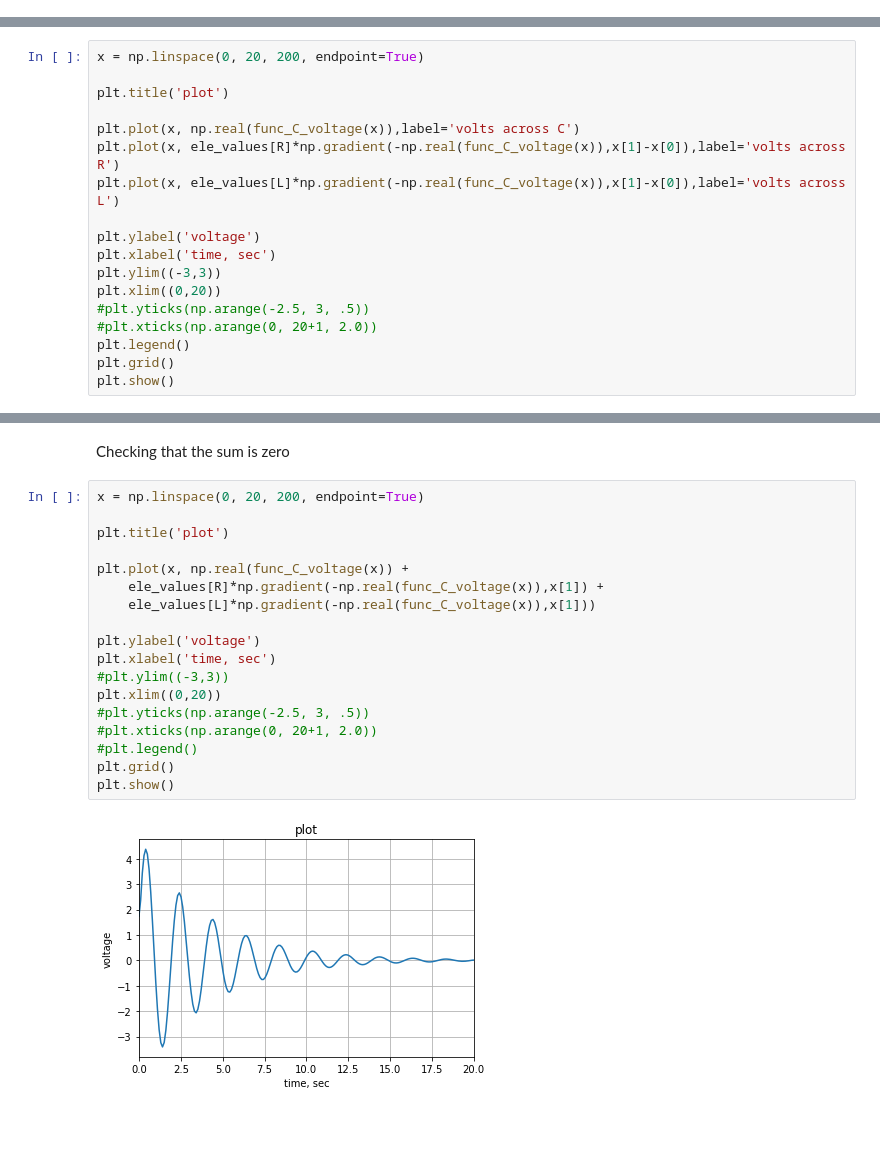
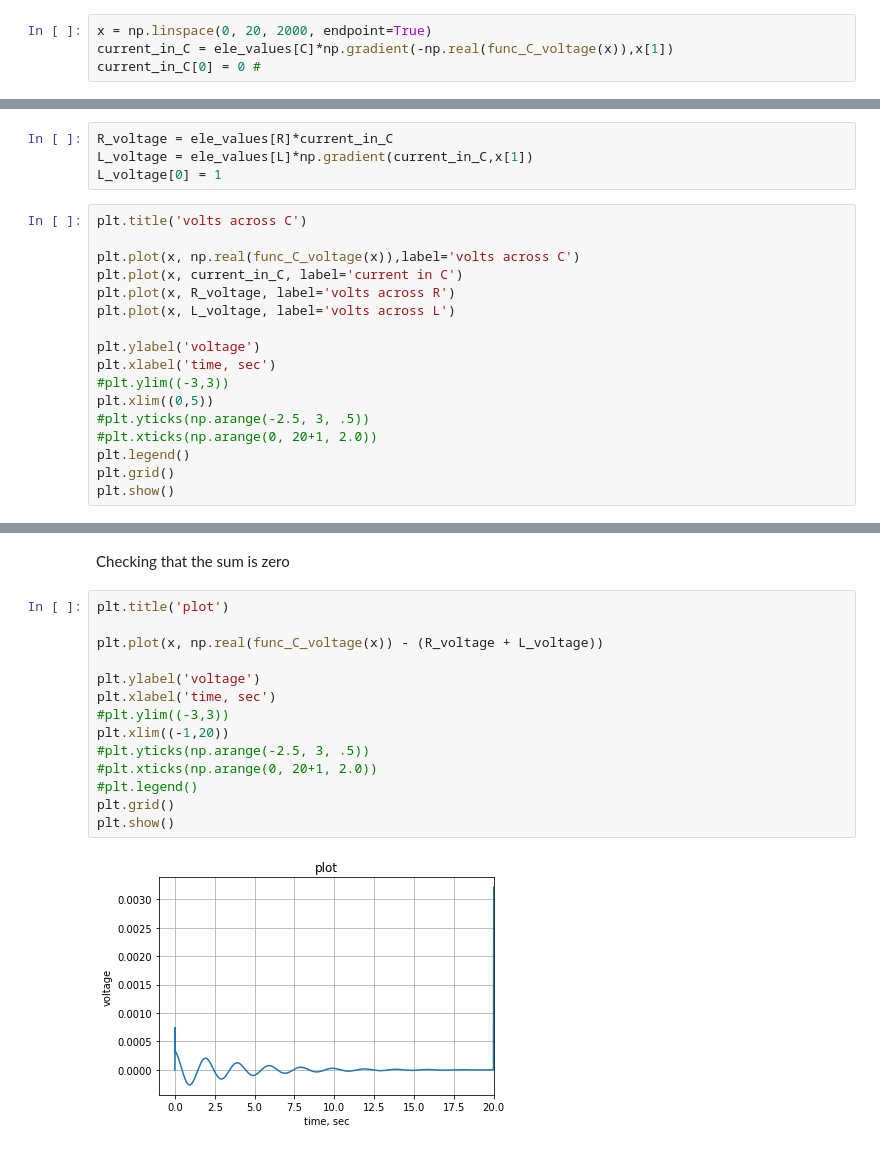
Before and after one commit to Tiburonboy/EE_jupyter_notebooks, a Jupyter notebook: Source free series circuit/Source free series circuit.ipynb, the cells around one changed output, grey strips where cells are left out. Drawn from its saved outputs; the diff is of its cells as text; blank space fills up the shorter version.

```diff
--- a/Source free series circuit/Source free series circuit.ipynb
+++ b/Source free series circuit/Source free series circuit.ipynb
@@ -485,0 +485,4 @@ func_C_voltage = lambdify(t, C_voltage.subs(const).subs(ele_values).args[1])
+# %%
+x = np.linspace(0, 20, 2000, endpoint=True)
+current_in_C = ele_values[C]*np.gradient(-np.real(func_C_voltage(x)),x[1])
+current_in_C[0] = 0 #
@@ -486,16 +491,19 @@ func_C_voltage = lambdify(t, C_voltage.subs(const).subs(ele_values).args[1])
+# %%
+R_voltage = ele_values[R]*current_in_C
+L_voltage = ele_values[L]*np.gradient(current_in_C,x[1])
+L_voltage[0] = 1
 # %%
-x = np.linspace(0, 20, 200, endpoint=True)
-
-plt.title('plot')
+plt.title('volts across C')
 
 plt.plot(x, np.real(func_C_voltage(x)),label='volts across C')
-plt.plot(x, ele_values[R]*np.gradient(-np.real(func_C_voltage(x)),x[1]-x[0]),label='volts across R')
-plt.plot(x, ele_values[L]*np.gradient(-np.real(func_C_voltage(x)),x[1]-x[0]),label='volts across L')
+plt.plot(x, current_in_C, label='current in C')
+plt.plot(x, R_voltage, label='volts across R')
+plt.plot(x, L_voltage, label='volts across L')
 
 plt.ylabel('voltage')
 plt.xlabel('time, sec')
-plt.ylim((-3,3))
-plt.xlim((0,20))
+#plt.ylim((-3,3))
+plt.xlim((0,5))
 #plt.yticks(np.arange(-2.5, 3, .5))
 #plt.xticks(np.arange(0, 20+1, 2.0))
 plt.legend()
@@ -506,25 +514,21 @@ plt.show()
 # %% [markdown]
 Checking that the sum is zero
 # %%
-x = np.linspace(0, 20, 200, endpoint=True)
-
 plt.title('plot')
 
-plt.plot(x, np.real(func_C_voltage(x)) +
-    ele_values[R]*np.gradient(-np.real(func_C_voltage(x)),x[1]) +
-    ele_values[L]*np.gradient(-np.real(func_C_voltage(x)),x[1]))
+plt.plot(x, np.real(func_C_voltage(x)) - (R_voltage + L_voltage))
 
 plt.ylabel('voltage')
 plt.xlabel('time, sec')
 #plt.ylim((-3,3))
-plt.xlim((0,20))
+plt.xlim((-1,20))
 #plt.yticks(np.arange(-2.5, 3, .5))
 #plt.xticks(np.arange(0, 20+1, 2.0))
 #plt.legend()
 plt.grid()
 plt.show()
 # %% [output]
-[figure, old version]
+[figure, new version]
 # %% [markdown]
 ## Summery
 This notebook walked through the steps of using SymPy and SciPy to solve a 2nd order ordinary differential equation for a series connected LRC circuit.
```
Also changed, not shown: parts of 7 cells of this notebook.
